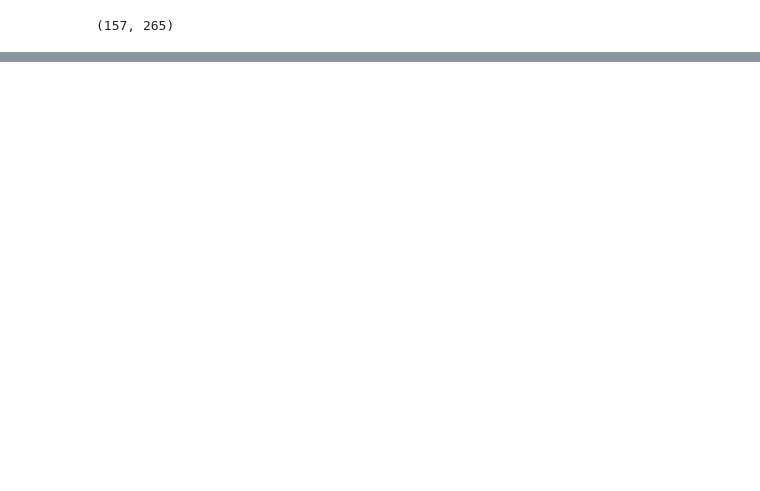
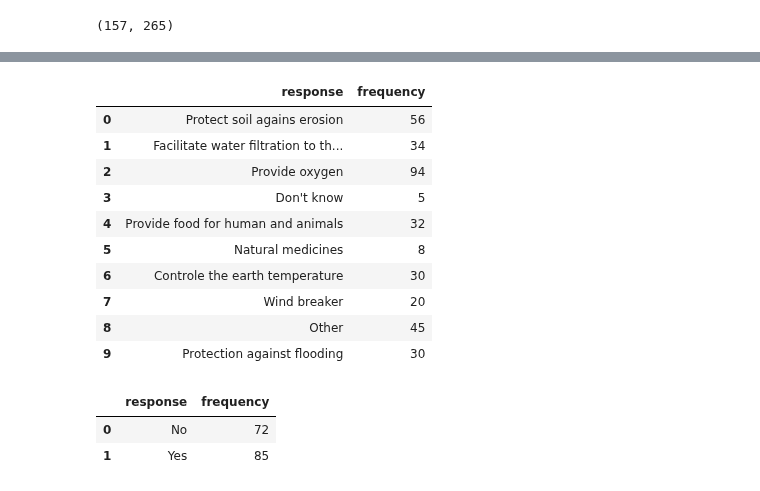
Before and after one commit to wisnercelucus/pes-nippes-data-cleaning, a Jupyter notebook: notebooks/students_cleaning.ipynb, the cells around one changed output, grey strips where cells are left out. Cells and saved outputs as stored; diff of their text form; code cells hidden in the pictures; blank space fills up the shorter version.

```diff
--- a/notebooks/students_cleaning.ipynb
+++ b/notebooks/students_cleaning.ipynb
@@ -30,0 +615,11 @@ s_df = students_df.copy()
+# %%
+col_name = "Q19 - Eske ou konnen ki aksyon oubyen mezi ki ka pwoteje mang lan ?"
+values = {"Wi":"Yes",
+          "Non – SI non, pase a Q12":"No",
+         }
+
+environment_knowledge18 = rename_col_values(students_df, col_name, values)
+n_s_df["Do you know what can be done to protect the mangroves?"] = pd.Series(environment_knowledge18)
+
+environment_knowledge18_df = count_freq_simple_answer(n_s_df, "Do you know what can be done to protect the mangroves?")
+environment_knowledge18_df
@@ -30,0 +672,60 @@ s_df = students_df.copy()
+# %%
+col_name = "Q20- Ki enpòtans ou konnen yon pye bwa genyen ?"
+values = {"Kenbe tè yo kont ewozyon ":"Protect soil agains erosion",
+          "Pemèt dlo rantre byen nan tè a":"Facilitate water filtration to the ground",
+          "Bay manje pou moun ak bet":"Provide food for human and animals",
+          "Medikaman natirèl":"Natural medicines",
+          "Kontwole tanperati a":"Controle the earth temperature",
+          "Bay oksijèn pou moun respire byen ":"Provide oxygen",
+          "Mwen pa konnen":"Don't know",
+          "Pwoteksyon kont inondasyon":"Protection against flooding",
+          "Pwoteksyon kont gwo van (briz van) ":"Wind breaker",
+          "Lòt (Presize)":"Other",
+         }
+
+environment_knowledge20 =  rename_col_with_multiple_values(students_df, col_name, values)
+
+n_s_df["What is the importance of trees according to you?"] = pd.Series(environment_knowledge20)
+
+patterns = ["Protect soil agains erosion",
+            "Facilitate water filtration to the ground",
+            "Provide food for human and animals",
+            "Natural medicines",
+            "Controle the earth temperature",
+            "Provide oxygen",
+            "Don't know",
+            "Protection against flooding",
+            "Wind breaker",
+            "Other"]
+
+col_name = "What is the importance of trees according to you?"
+
+environment_knowledge20_df = count_freq_multiple_answer(n_s_df, col_name, patterns)
+environment_knowledge20_df
+# %% [output]
+|  | response | frequency |
+| 0 | Protect soil agains erosion | 56 |
+| 1 | Facilitate water filtration to th... | 34 |
+| 2 | Provide oxygen | 94 |
+| 3 | Don't know | 5 |
+| 4 | Provide food for human and animals | 32 |
+| 5 | Natural medicines | 8 |
+| 6 | Controle the earth temperature | 30 |
+| 7 | Wind breaker | 20 |
+| 8 | Other | 45 |
+| 9 | Protection against flooding | 30 |
+# %%
+col_name = "Q21- Eske ou konn koman pou w fe pepinye pou pwodwi pye bwa ?"
+values = {"Wi":"Yes",
+          "Non":"No",
+         }
+
+environment_knowledge21 = rename_col_values(students_df, col_name, values)
+n_s_df["Do you have skills in tree nurseries?"] = pd.Series(environment_knowledge21)
+
+environment_knowledge21_df = count_freq_simple_answer(n_s_df, "Do you have skills in tree nurseries?")
+environment_knowledge21_df
+# %% [output]
+|  | response | frequency |
+| 0 | No | 72 |
+| 1 | Yes | 85 |
```
Also changed, not shown: parts of 58 cells of this notebook, 5 other files.
